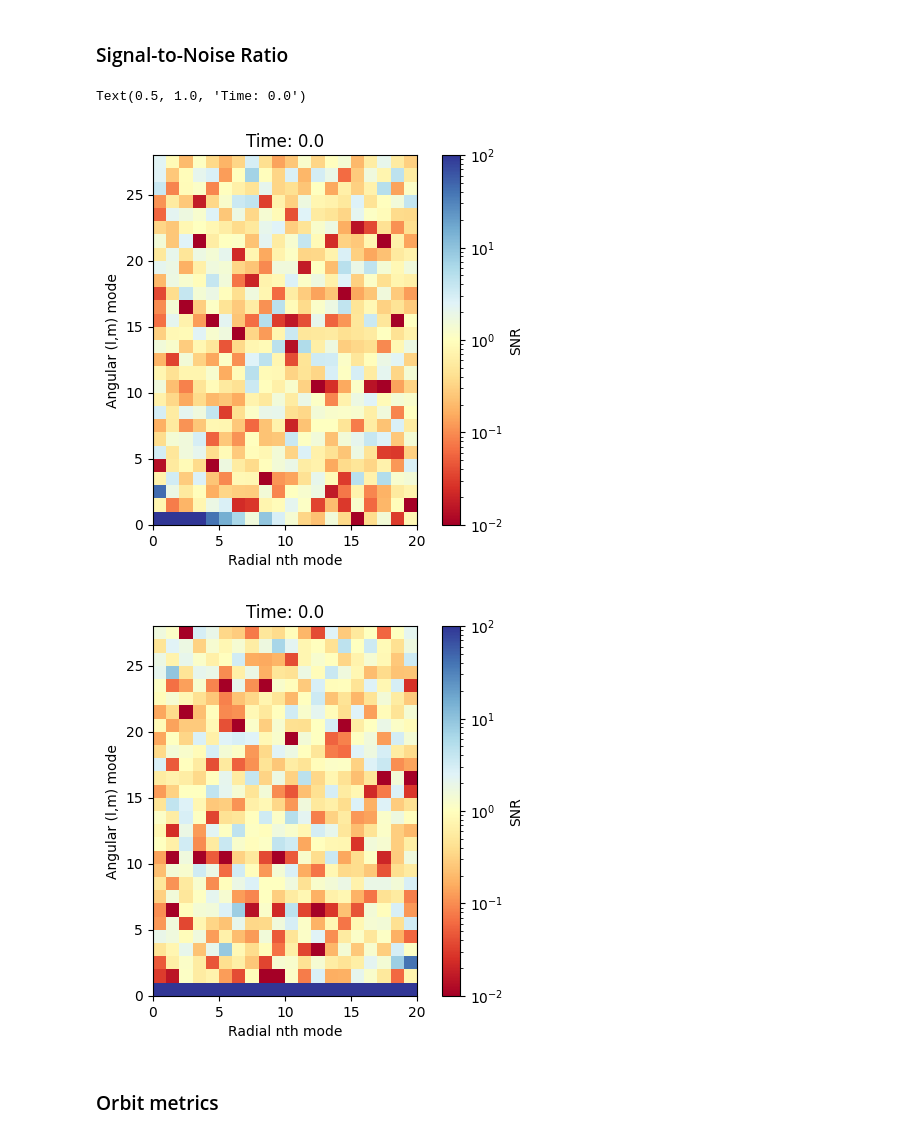
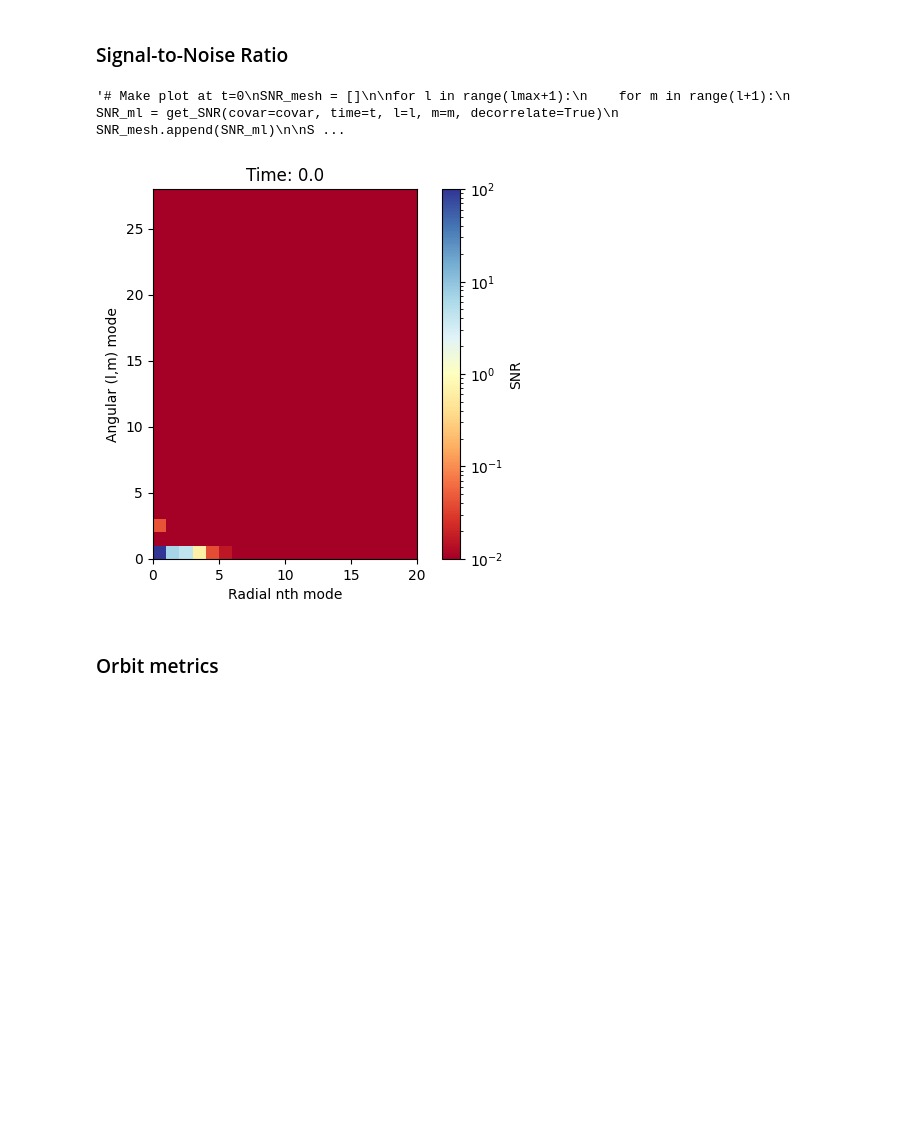
Before and after one commit to ariasant/streams_in_dreams, a Jupyter notebook: plummer_bfe_report.ipynb, the cells around one changed output. Saved outputs shown, nothing was run; the diff lists cells and outputs as text; code cells hidden in the pictures; blank space fills up the shorter version.

```diff
--- a/plummer_bfe_report.ipynb
+++ b/plummer_bfe_report.ipynb
@@ -600,6 +600,7 @@ def get_SNR(covar, time, l, m, decorrelate=False):
         ndarray: array of the SNR for each radial mode at the specified angular mode
     """
     SNR = None
+    nmax=20
 
     # Get the values and covariance of the coefficients for the basis at time t
     # output is a list where each element refers to a given spherical orders
@@ -611,25 +612,25 @@ def get_SNR(covar, time, l, m, decorrelate=False):
     spherical_index = (l * (l + 1)) // 2 + m
 
     # Read coefficients from each subsample
-    coefs_list = []
+    sumCof = np.zeros((nmax), dtype=np.complex128)
+    sumVar = np.zeros((nmax, nmax), dtype=np.complex128)
     for subsample in coefs_var_subsamples:
-        coefs_list.append(subsample[spherical_index][0])
-    coefs_list = np.vstack(coefs_list)
-
-    meanCof = np.mean(coefs_list,axis=0)
-    varCof = np.cov(coefs_list.T)
+        sumCof += subsample[spherical_index][0]
+        sumVar += subsample[spherical_index][1]
+    # Subtract cross-samples covariance
+    sumVar -= np.outer(sumCof, sumCof.conj())
 
     if decorrelate:
         # Make eigenvalue analysis on covariance matrix
-        val, vec = np.linalg.eigh(varCof)
+        val, vec = np.linalg.eigh(sumVar)
         # Project coefficients into decorrelated basis
-        b = np.dot(vec.T, meanCof)
+        b = np.dot(vec.T, sumCof)
 
         SNR = np.abs(b)**2 * n_subsamples / np.abs(val)
 
     else:
 
-        SNR = np.abs(meanCof)**2 * n_subsamples / np.abs(np.diag(varCof))
+        SNR = np.abs(sumCof)**2 *n_subsamples / np.abs(np.diag(sumVar))
 
     return SNR
 
@@ -659,38 +660,37 @@ plot = ax.pcolormesh(SNR_mesh,
 cbar = fig.colorbar(plot,ax=ax)
 cbar.set_label("SNR")
 
 ax.set_xlabel("Radial nth mode")
 ax.set_ylabel("Angular (l,m) mode")
 ax.set_aspect(1)
 ax.set_title(f"Time: {t}")
 
 
-# Make plot at t=0
+"""# Make plot at t=0
 SNR_mesh = []
 
 for l in range(lmax+1):
     for m in range(l+1):
         SNR_ml = get_SNR(covar=covar, time=t, l=l, m=m, decorrelate=True)
         SNR_mesh.append(SNR_ml)
 
 SNR_mesh = np.vstack(SNR_mesh)
 
 fig,ax = plt.subplots()
 plot = ax.pcolormesh(SNR_mesh,
                      norm="log",
                      cmap="RdYlBu",
                      vmin=vmin, vmax=vmax)
 cbar = fig.colorbar(plot,ax=ax)
 cbar.set_label("SNR")
 
 ax.set_xlabel("Radial nth mode")
 ax.set_ylabel("Angular (l,m) mode")
 ax.set_aspect(1)
-ax.set_title(f"Time: {t}")
+ax.set_title(f"Time: {t}")"""
 # %% [output]
-Text(0.5, 1.0, 'Time: 0.0')
+'# Make plot at t=0\nSNR_mesh = []\n\nfor l in range(lmax+1):\n    for m in range(l+1):\n        SNR_ml = get_SNR(covar=covar, time=t, l=l, m=m, decorrelate=True)\n        SNR_mesh.append(SNR_ml)\n\nS ...
-[figure, old version]
+[figure, new version]
-[figure, removed]
 # %% [markdown]
 ### Orbit metrics
 # %% [markdown]
```
Also changed, not shown: parts of 10 cells of this notebook, 1 other file.
